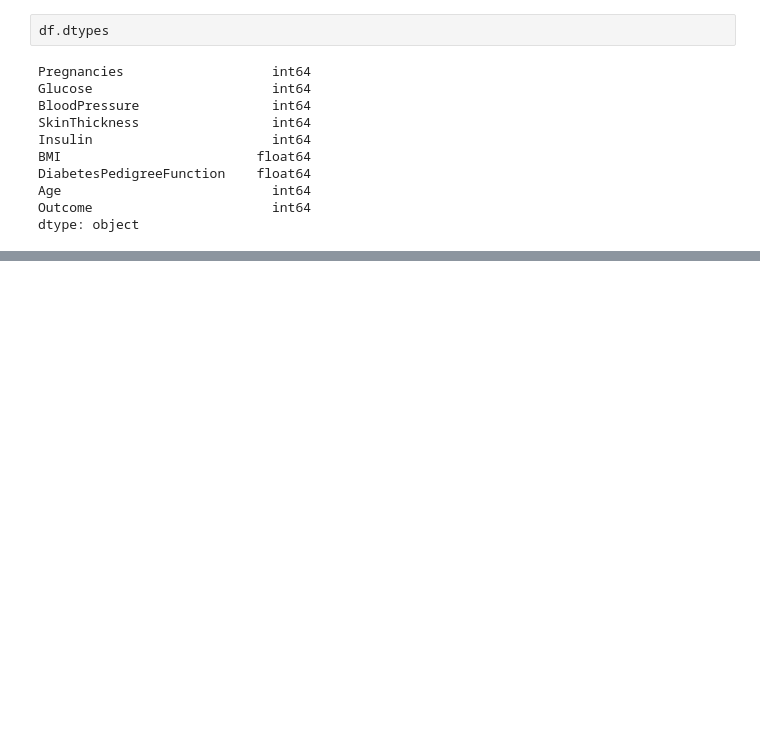
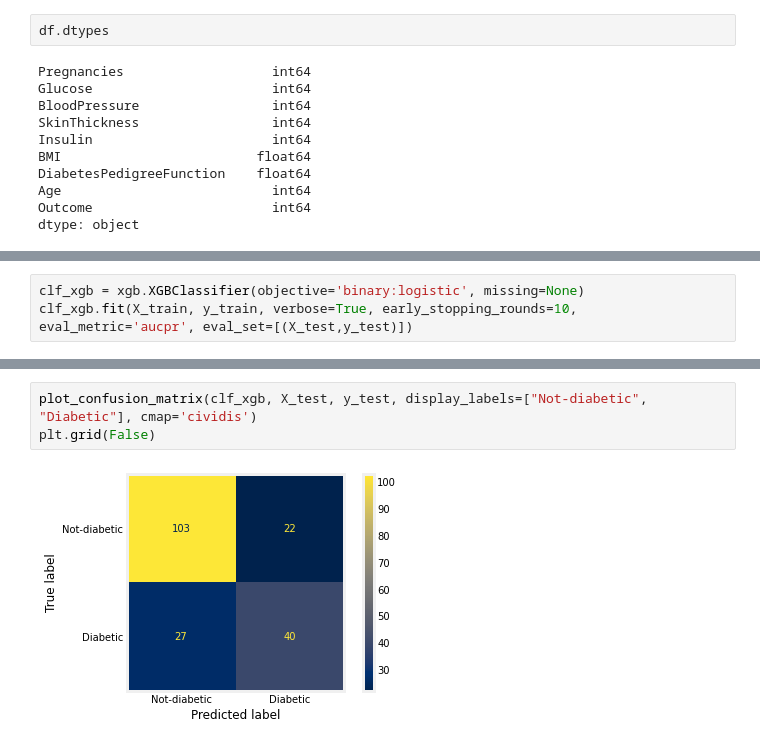
Before and after one commit to Xalt8/XGBoost, a Jupyter notebook: xgboost_diabetes.ipynb, the cells around one changed output, grey strips where cells are left out. Drawn from its saved outputs; the diff is of its cells as text; blank space fills up the shorter version.

```diff
--- a/xgboost_diabetes.ipynb
+++ b/xgboost_diabetes.ipynb
@@ -38,0 +75,3 @@ dtype: object
+# %%
+clf_xgb = xgb.XGBClassifier(objective='binary:logistic', missing=None)
+clf_xgb.fit(X_train, y_train, verbose=True, early_stopping_rounds=10, eval_metric='aucpr', eval_set=[(X_test,y_test)])
@@ -38,0 +104,5 @@ dtype: object
+# %%
+plot_confusion_matrix(clf_xgb, X_test, y_test, display_labels=["Not-diabetic", "Diabetic"], cmap='cividis')
+plt.grid(False)
+# %% [output]
+[figure, added]
```
Also changed, not shown: parts of 12 cells of this notebook.
